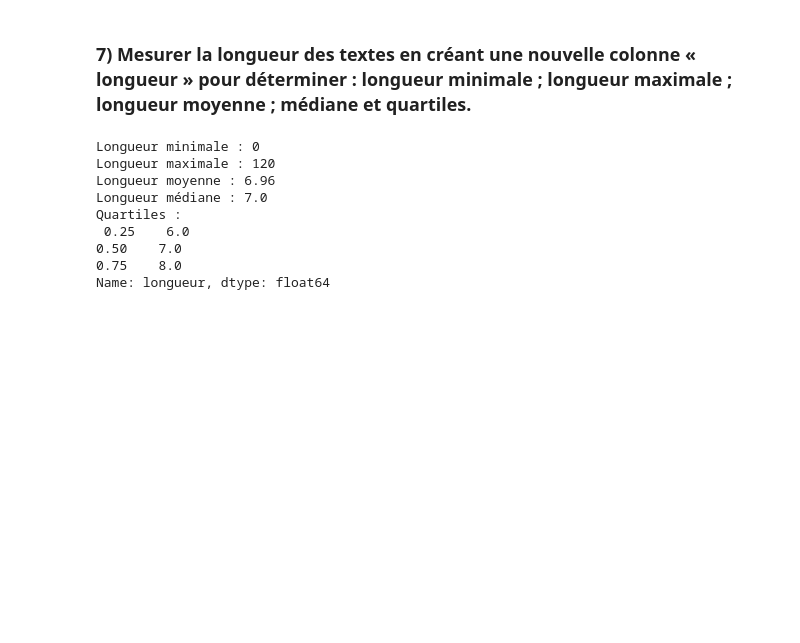
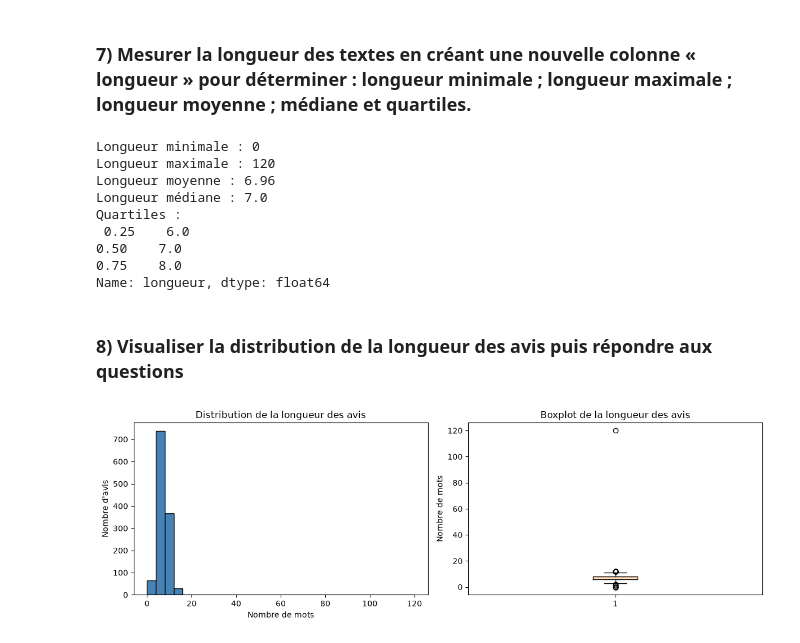
Before and after one commit to Fattimm/atelier_prepa_donnees_textuelles, a Jupyter notebook: notebooks/atelier_prepa_donnees_textuelles.ipynb, the cells around one changed output. Drawn from its saved outputs; the diff is of its cells as text; code cells hidden in the pictures; blank space fills up the shorter version.

Commit message:
Partie 1 - Point 8: visualisation de la distribution de la longueur des avis (histogramme, boxplot) et analyse

```diff
--- a/notebooks/atelier_prepa_donnees_textuelles.ipynb
+++ b/notebooks/atelier_prepa_donnees_textuelles.ipynb
@@ -133,3 +133,25 @@ Quartiles :
 0.50    7.0
 0.75    8.0
 Name: longueur, dtype: float64
+# %% [markdown]
+### 8) Visualiser la distribution de la longueur des avis puis répondre aux questions
+# %%
+import matplotlib.pyplot as plt
+
+fig, axes = plt.subplots(1, 2, figsize=(12, 4))
+
+# Histogramme
+axes[0].hist(df["longueur"], bins=30, color="steelblue", edgecolor="black")
+axes[0].set_title("Distribution de la longueur des avis")
+axes[0].set_xlabel("Nombre de mots")
+axes[0].set_ylabel("Nombre d'avis")
+
+# Boxplot
+axes[1].boxplot(df["longueur"], orientation="vertical")
+axes[1].set_title("Boxplot de la longueur des avis")
+axes[1].set_ylabel("Nombre de mots")
+
+plt.tight_layout()
+plt.show()
+# %% [output]
+[figure, added]
```
Also changed, not shown: parts of 1 cell of this notebook.
